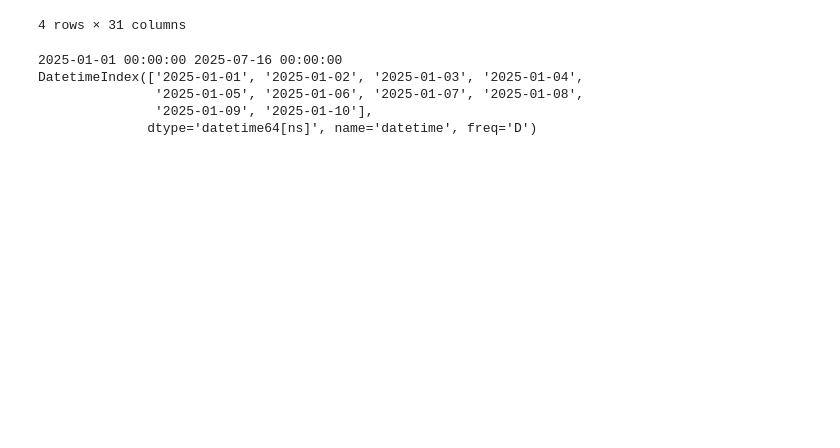
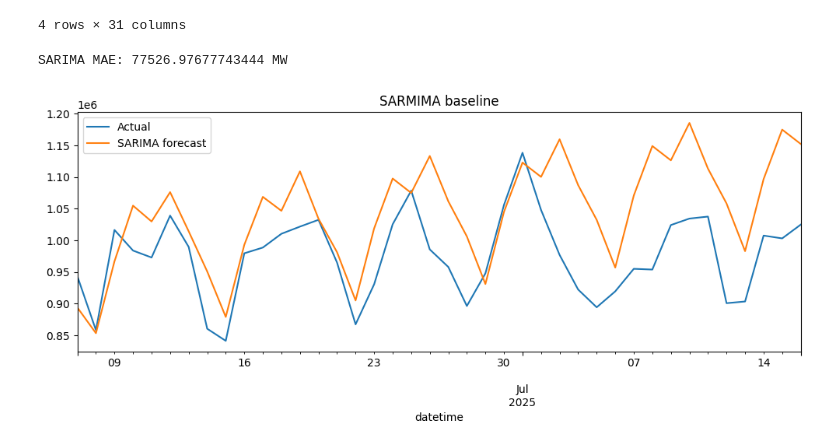
Before and after one commit to SunchokePasta/time-series-forecasting, a Jupyter notebook: time-series-forecasting/notebooks/Untitled.ipynb, the cells around one changed output. Cells and saved outputs as stored; diff of their text form; code cells hidden in the pictures; blank space fills up the shorter version.

Commit message:
Model: SARIMA baseline with weekly seasonality, validation MAE

```diff
--- a/time-series-forecasting/notebooks/Untitled.ipynb
+++ b/time-series-forecasting/notebooks/Untitled.ipynb
@@ -146,9 +146,53 @@ df_daily[df_daily['is_holiday'] == 1]
 | 2025-05-26 | 2025-05-262025-05-262025-05-26202... | 1176 | 913130 | 1149638 | 845284 | 170506 | ... |
 4 rows × 31 columns
 # %%
+#Training a SARIMA model which predicts electricity demand by looking at yesterday last week and seasonal patterns
+
+from statsmodels.tsa.statespace.sarimax import SARIMAX
+from sklearn.metrics import mean_absolute_error
+
+# Splitting the data into "training" (past) and "validation" (future)
+
+split_date = df_daily.index[int(len(df_daily)*0.8)] #take 80% past, 20% future
+train = df_daily.loc[:split_date].copy()            #everything up to split date
+valid = df_daily.loc[split_date:].copy()            #everything after split date
+
+# Define the SARIMA model
+
+sarima = SARIMAX(
+    endog=train['ENGLAND_WALES_DEMAND'],          # the demand series we want to predict
+    order=(1,1,1),                # (p,d,q): handles short-term patterns + trend
+    seasonal_order=(1,1,1,7),     # (P,D,Q,s): handles weekly seasonality (7 days)
+    enforce_stationarity=False,   # don’t force strict mathematical rules
+    enforce_invertibility=False   # same idea: more flexibility for learning
+)
+
+# p = how many past values to look at
+# d = how many times to subtract previous values to remove trends
+# q = how much it should use past forecast errors to improve itself
+
+# Train (fit) the model on the training data
+
+sarima_fit = sarima.fit(disp=False) #.fit() means: learn patterns from the training period
+
+# Forecast into the validation period
+
+sarima_forecast = sarima_fit.predict(
+    start=valid.index[0],  # first date of the validation set
+    end=valid.index[-1]    # last date of the validation set
+)
+
+# Measure how good the forecast is
+
+sarima_mae = mean_absolute_error(valid['ENGLAND_WALES_DEMAND'], sarima_forecast)
+print(f"SARIMA MAE: {sarima_mae} MW")
 # %% [output]
-2025-01-01 00:00:00 2025-07-16 00:00:00
-DatetimeIndex(['2025-01-01', '2025-01-02', '2025-01-03', '2025-01-04',
-               '2025-01-05', '2025-01-06', '2025-01-07', '2025-01-08',
-               '2025-01-09', '2025-01-10'],
-              dtype='datetime64[ns]', name='datetime', freq='D')
+SARIMA MAE: 77526.97677743444 MW
+# %%
+ax = valid['ENGLAND_WALES_DEMAND'].plot(figsize=(12,4), label='Actual') #plot predicted
+sarima_forecast.plot(ax=ax, label='SARIMA forecast')                    #plot real
+plt.legend()
+plt.title('SARMIMA baseline')
+plt.show()
+# %% [output]
+[figure, added]
```
